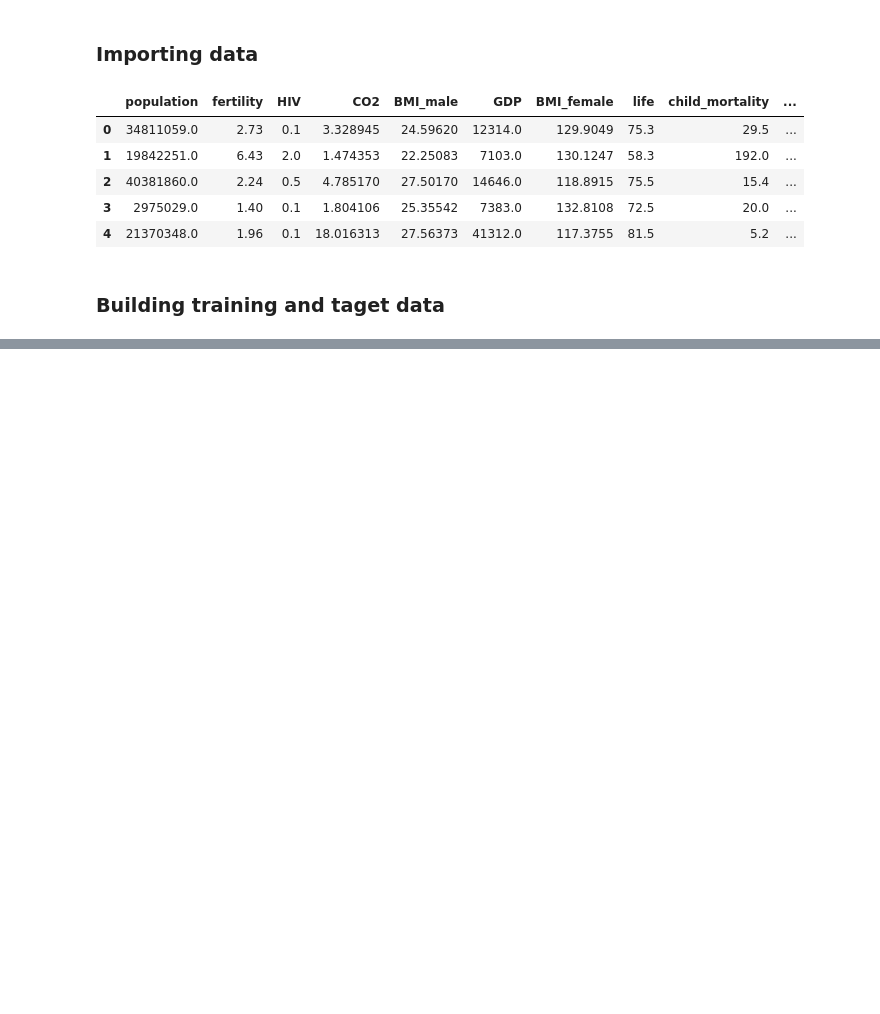
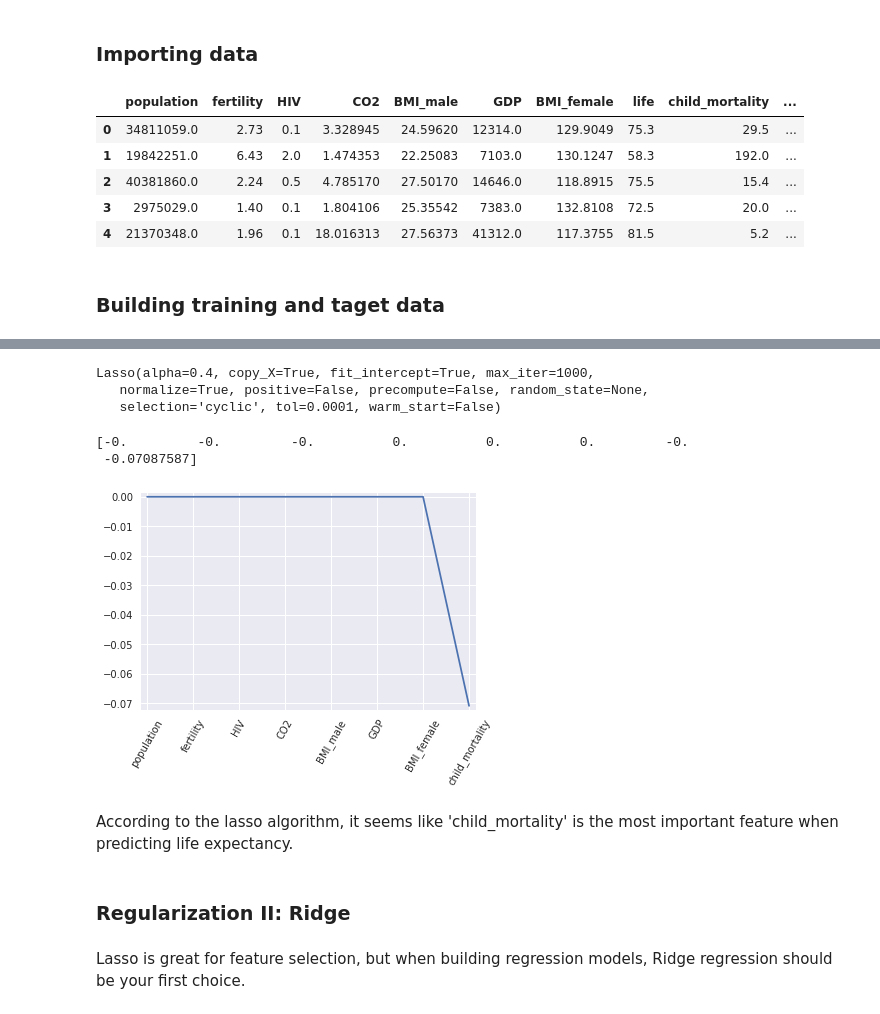
Before and after one commit to LessIsMorePy/jupyter-projects, a Jupyter notebook: notebooks/Machine Learning/Regression.ipynb, the cells around one changed output, grey strips where cells are left out. Drawn from its saved outputs; the diff is of its cells as text; code cells hidden in the pictures; blank space fills up the shorter version.

```diff
--- a/notebooks/Machine Learning/Regression.ipynb
+++ b/notebooks/Machine Learning/Regression.ipynb
@@ -25,0 +211,33 @@ y = df['life']
+# %%
+# Instantiate a lasso regressor: lasso
+lasso = Lasso(alpha=0.4, normalize=True)
+# %%
+# Fit the regressor to the data
+lasso.fit(X_all, y)
+# %% [output]
+Lasso(alpha=0.4, copy_X=True, fit_intercept=True, max_iter=1000,
+   normalize=True, positive=False, precompute=False, random_state=None,
+   selection='cyclic', tol=0.0001, warm_start=False)
+# %%
+# Compute and print the coefficients
+lasso_coef = lasso.coef_
+print(lasso_coef)
+# %% [output]
+[-0.         -0.         -0.          0.          0.          0.         -0.
+ -0.07087587]
+# %%
+df_columns = df.columns.drop(['life', 'Region'])
+# %%
+# Plot the coefficients
+plt.plot(range(len(df_columns)), lasso_coef)
+plt.xticks(range(len(df_columns)), df_columns.values, rotation=60)
+plt.margins(0.02)
+plt.show()
+# %% [output]
+[figure, added]
+# %% [markdown]
+ According to the lasso algorithm, it seems like 'child_mortality' is the most important feature when predicting life expectancy.
+# %% [markdown]
+### Regularization II: Ridge
+# %% [markdown]
+Lasso is great for feature selection, but when building regression models, Ridge regression should be your first choice.
```
Also changed, not shown: parts of 53 cells of this notebook.
